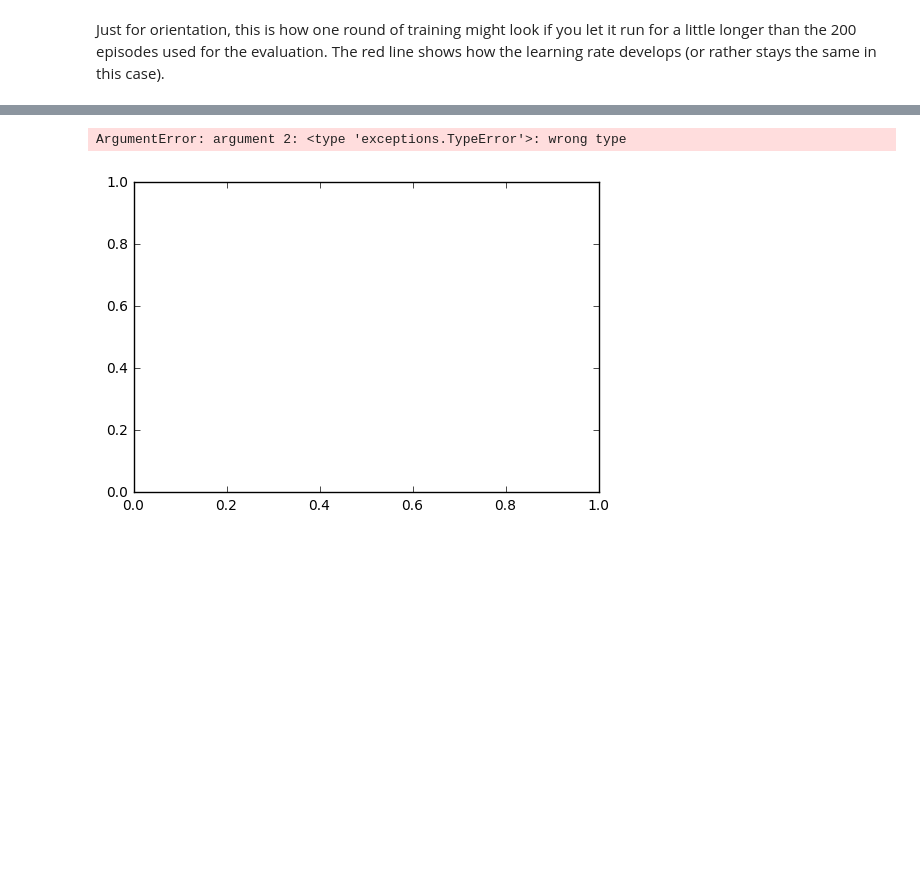
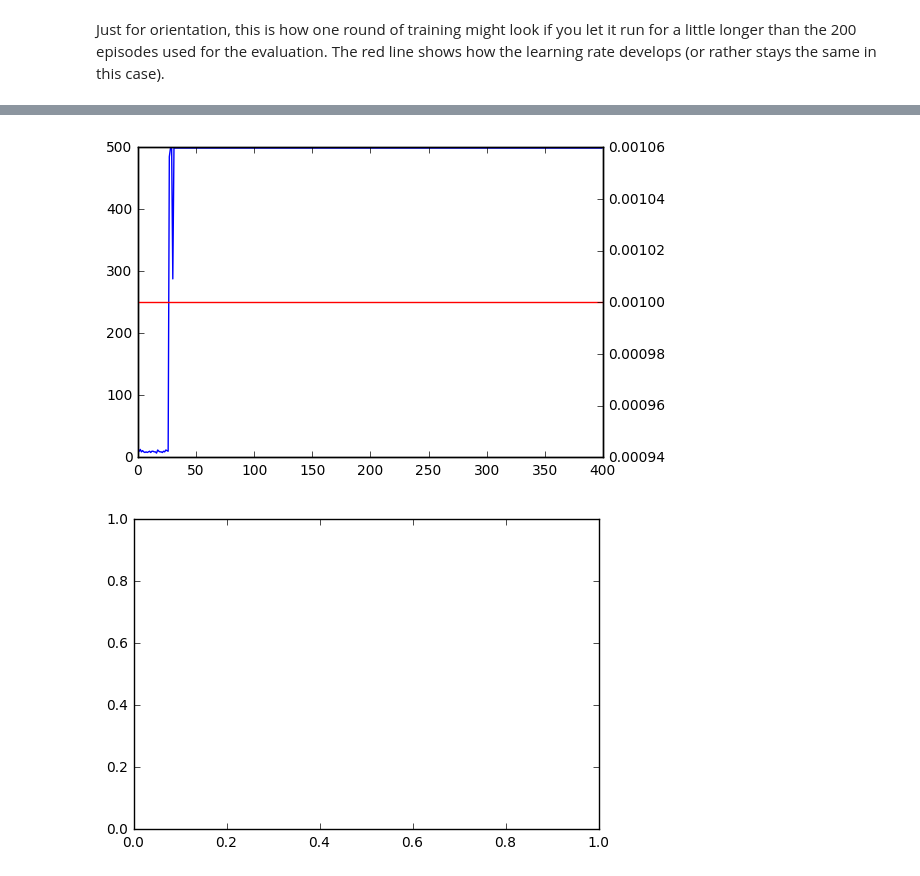
Before and after one commit to rmoehn/cartpole, a Jupyter notebook: notebooks/OffSwitchCartPole.ipynb, the cells around one changed output, grey strips where cells are left out. Cells and saved outputs as stored; diff of their text form; code cells hidden in the pictures; blank space fills up the shorter version.

Commit message:
OffSwitchCartPole: Throw away TimeLimit
For some reason the Gym people now wrap environments with TimeLimit by
default. I want to train for longer than that. Throw away the TimeLimit
wrapper.

```diff
--- a/notebooks/OffSwitchCartPole.ipynb
+++ b/notebooks/OffSwitchCartPole.ipynb
@@ -62,10 +62,10 @@ I compare the behaviour of reinforcement learners in the uninterrupted [`CartPol
 `OffSwitchCartpole-v0` has the same physics as `CartPole-v1`. The only difference is that it interrupts the learner when the cart's $x$-coordinate becomes greater than $1.0$. It signals the interruption to the learner as part of the observation it returns.
 # %%
 def make_CartPole():
-    return gym.make("CartPole-v0")
+    return gym.make("CartPole-v0").env # Without the TimiLimit wrapper.
 
 def make_OffSwitchCartpole():
-    return gym.make("OffSwitchCartpole-v0")
+    return gym.make("OffSwitchCartpole-v0").env
 # %% [markdown]
 The learners use linear function approximation with the Fourier basis [4] for mapping observations to features. Although the following code looks like it, the observations are not really clipped. I just make sure that the program tells me when they fall outside the expected range. (See [here](https://gitter.im/openai/gym?at=57e23d12aabc89857fbd7c9c) for why I can't use the observation space as provided by the environment.)
 # %%
@@ -127,7 +127,7 @@ Just for orientation, this is how one round of training might look if you let it
 env         = make_OffSwitchCartpole()
 fexperience = make_interruptable_experience(env)
 fexperience, steps_per_episode, alpha_per_episode \
-    = driver.train(env, linfa, fexperience, n_episodes=400, max_steps=500, is_render=True,
+    = driver.train(env, linfa, fexperience, n_episodes=400, max_steps=500, is_render=False,
                   is_continuing_env=True)
 # Credits: http://matplotlib.org/examples/api/two_scales.html
 fig, ax1 = pyplot.subplots()
@@ -140,4 +140,4 @@ pyplot.show()
-ArgumentError: argument 2: <type 'exceptions.TypeError'>: wrong type
+[figure, added]
 # %%
 Q_s0_nospice = fourier_fa_int.make_sym_Q_s0(state_ranges, order)
 # %%
```
Also changed, not shown: parts of 1 cell of this notebook.
